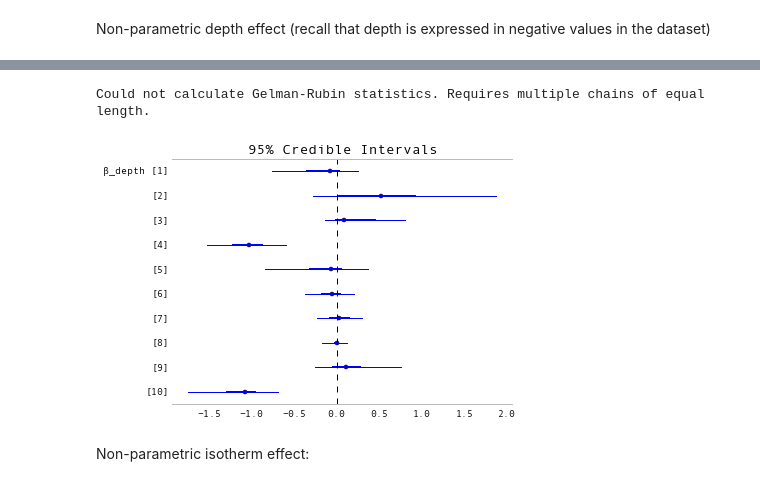
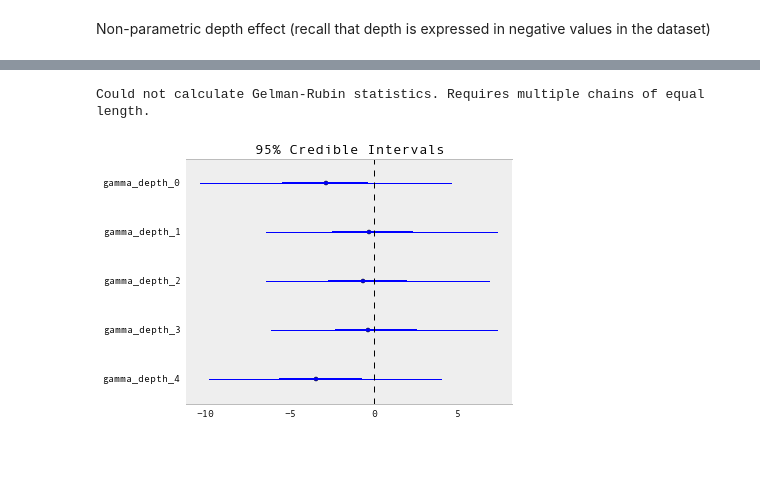
Before and after one commit to fonnesbeck/CharlestonLanesAnalysis, a Jupyter notebook: Charleston Shipping Lanes Analysis.ipynb, the cells around one changed output, grey strips where cells are left out. Cells and saved outputs as stored; diff of their text form; code cells hidden in the pictures; blank space fills up the shorter version.

Commit message:
Draft of complete model.

```diff
--- a/Charleston Shipping Lanes Analysis.ipynb
+++ b/Charleston Shipping Lanes Analysis.ipynb
@@ -395,7 +570,7 @@ period = period.astype(int)
 # %% [markdown]
 Use grouped dataset to extract summary values for each polygon
 # %%
-df_geo = dataset.groupby('quad_id')
+df_geo = dataset.fillna({'obs_traffic':0}).groupby('quad_id')
 # %%
 # Columns that need to be averaged
 data_summarized = df_geo[['lat', 'lon', 'sst', 'iso', 'MEAN_depth']].mean()
@@ -451,3 +621,8 @@ traffic = data_surveyed.traffic.values
+# %%
+charleston_lane_traffic = data_surveyed.charleston_lane_traffic.values
+charleston_obs_traffic = data_surveyed.charleston_obs_traffic.values
+savannah_lane_traffic = data_surveyed.savannah_lane_traffic.values
+savannah_obs_traffic = data_surveyed.savannah_obs_traffic.values
 # %%
 groups, whales, effort = data_surveyed[['Grps', 'Whls', 'Eff']].values.T
 year = year.astype(int)
@@ -512,13 +684,11 @@ In order to allow for the spatial autocorrelation of whale group observations, w
 
 Here, we equally weight all neighbors, $w_{ki} = 1 \, \forall \, i,k$.
 # %%
-def rbf_car_model():
+def spline_car_model():
 
-    intercept = Normal('intercept', 0, 0.001, value=0)
+    sp_sst = spline('sst', sst_norm, 5)
 
-    rbf_iso = rbf('iso', iso_norm)
-
-    rbf_depth = rbf('depth', depth_norm)
+    sp_depth = spline('depth', depth_norm, 5)
 
     # CAR component
     ϕ = Uninformative('ϕ', value=np.zeros(len(groups)))
@@ -533,15 +703,30 @@ def rbf_car_model():
 
     # Occurrence rate
     @deterministic
-    def θ(β0=intercept, β1=rbf_depth['rbf'], β2=rbf_iso['rbf'], phi=ϕ):
-        return np.exp(β0 + β1 + β2 + phi)
+    def θ(β1=sp_sst['mu'], β2=sp_depth['mu'], phi=ϕ):
+        return np.exp(β1 + β2 + phi)
 
     λ = Lambda('λ', lambda θ=θ: θ * effort)
 
     # Likelihood
     group_obs = Poisson('group_obs', λ, value=groups, observed=True)
 
-    risk = Lambda('risk', lambda theta=θ: theta*traffic)
+    # Risk of observed traffic
+    charleston_obs_risk = Lambda('charleston_obs_risk', lambda theta=θ: theta*charleston_obs_traffic)
+    savannah_obs_risk = Lambda('savannah_obs_risk', lambda theta=θ: theta*savannah_obs_traffic)
+
+    cha_sum_obs_risk = Lambda('cha_sum_obs_risk', lambda r=charleston_obs_risk: np.sum(r))
+    sav_sum_obs_risk = Lambda('sav_sum_obs_risk', lambda r=savannah_obs_risk: np.sum(r))
+
+    # Risk of lane traffic
+    charleston_lane_risk = Lambda('charleston_lane_risk', lambda theta=θ: theta*charleston_lane_traffic)
+    savannah_lane_risk = Lambda('savannah_lane_risk', lambda theta=θ: theta*savannah_lane_traffic)
+
+    cha_sum_lane_risk = Lambda('cha_sum_lane_risk', lambda r=charleston_lane_risk: np.sum(r))
+    sav_sum_lane_risk = Lambda('sav_sum_lane_risk', lambda r=savannah_lane_risk: np.sum(r))
+
+    cha_reduction = Lambda('cha_reduction', lambda o=cha_sum_obs_risk, l=cha_sum_lane_risk: (o-l)/o)
+    sav_reduction = Lambda('sav_reduction', lambda o=sav_sum_obs_risk, l=sav_sum_lane_risk: (o-l)/o)
 
     return locals()
 # %% [markdown]
@@ -556 +734,3 @@ M.use_step_method(AdaptiveMetropolis, M.ϕ)
+# %%
+M = MCMC(spline_car_model())
 # %%
@@ -601,7 +755,5 @@ Could not calculate Gelman-Rubin statistics. Requires multiple chains of equal l
 # %%
-Matplot.summary_plot(M.__dict__['rbf_depth']['β'])
+Matplot.summary_plot(M.__dict__['sp_depth']['gamma'])
 # %% [output]
 Could not calculate Gelman-Rubin statistics. Requires multiple chains of equal length.
-[figure, old version]
+[figure, new version]
-# %% [markdown]
-Non-parametric isotherm effect:
```
Also changed, not shown: parts of 98 cells of this notebook, 32 other files.
